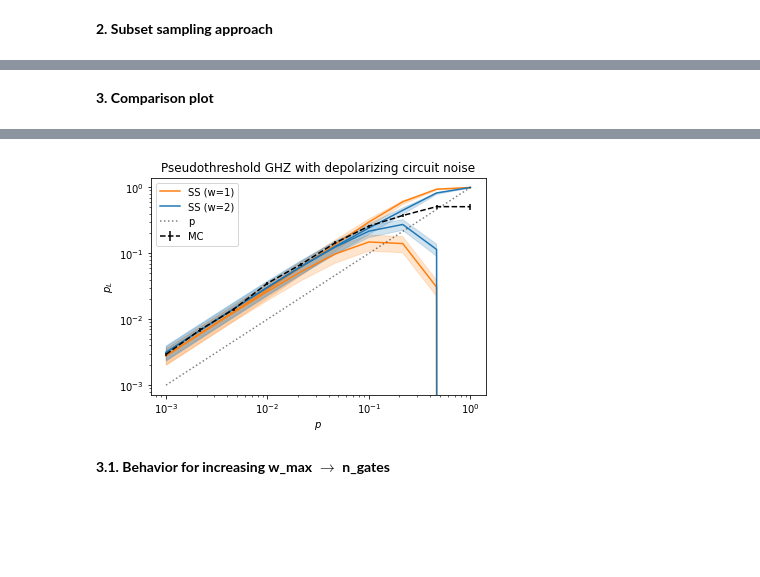
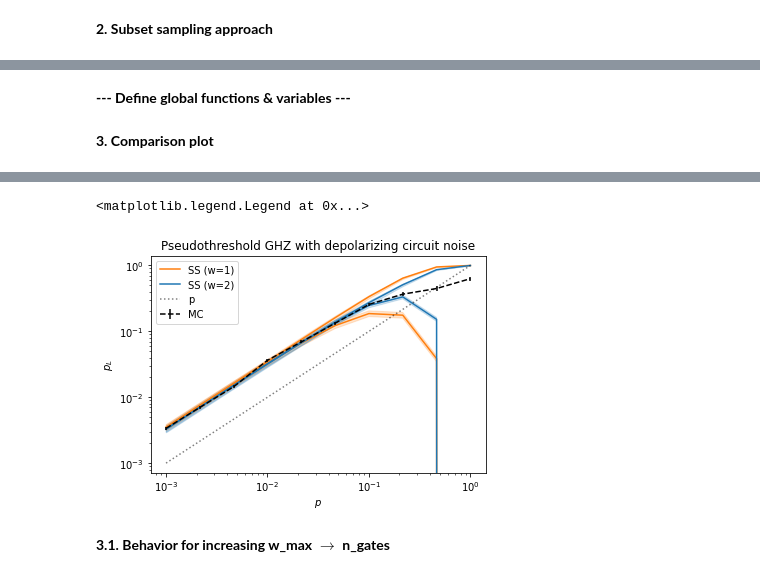
Before and after one commit to dpwinter/PECOS_WS_solutions, a Jupyter notebook: subset_sampling.ipynb, the cells around one changed output, grey strips where cells are left out. Drawn from its saved outputs; the diff is of its cells as text; code cells hidden in the pictures; blank space fills up the shorter version.

Commit message:
Fixed bug, update comparison plots

```diff
--- a/subset_sampling.ipynb
+++ b/subset_sampling.ipynb
@@ -154,0 +155,2 @@ Wall time: 706 ms
+# %% [markdown]
+**--- Define global functions & variables ---**
@@ -155,23 +246,35 @@ Wall time: 706 ms
 # %% [markdown]
 **3. Comparison plot**
 # %%
+%%time
+
 plt.xscale('log')
 plt.yscale('log')
 plt.xlabel(r'$p$')
 plt.ylabel(r'$p_L$')
 plt.title('Pseudothreshold GHZ with depolarizing circuit noise')
 
-n_samples = 20 # number of samples per subset
+n_samples = 100 # number of samples per subset
 p_phy = np.logspace(-3, 0, 10) # physical error rates
 
+# Plot SS
 for col, w_m in zip(['tab:orange', 'tab:blue'],[1,2]):
-    p_L_low, p_L_up, e_SS = SS_gen_p_L_w(w_m,p_phy,n_samples)
+    p_L_low, p_L_up, e_SS = logical_failure_rate_SS(w_m,p_phy,n_samples)
     plt.plot(p_phy, p_L_low, c=col, label="SS (w=%s)"%w_m)
     plt.fill_between(p_phy, p_L_low-e_SS, p_L_low+e_SS, color=col, alpha=0.2)
     plt.plot(p_phy, p_L_up, c=col)
     plt.fill_between(p_phy, p_L_up-e_SS, p_L_up+e_SS, color=col, alpha=0.2)
 
-plt.errorbar(p_phy, p_L, fmt='--', c="black", yerr=p_L_err, label="MC")
+# Plot MC
+p_L_MC, err_MC = [],[]
+n_samples = 100
+sample_range = np.int_(n_samples / p_phy) # take more samples for lower p_phy
+for p, n_samples_MC in zip(p_phy,sample_range):
+    p_L, err = logical_failure_rate_MC(p, n_samples_MC)
+    p_L_MC.append(p_L)
+    err_MC.append(err)
+plt.errorbar(p_phy, p_L_MC, fmt='--', c="black", yerr=err_MC, label="MC")
+
 plt.plot(p_phy, p_phy, 'k:', alpha=0.5, label="p")
 plt.legend()
 # %% [output]
@@ -179,4 +283,5 @@ plt.legend()
+<matplotlib.legend.Legend at 0x...>
-[figure, old version]
+[figure, new version]
 # %% [markdown]
 **3.1. Behavior for increasing w_max $\rightarrow$ n_gates**
 # %%
```
Also changed, not shown: parts of 13 cells of this notebook.
